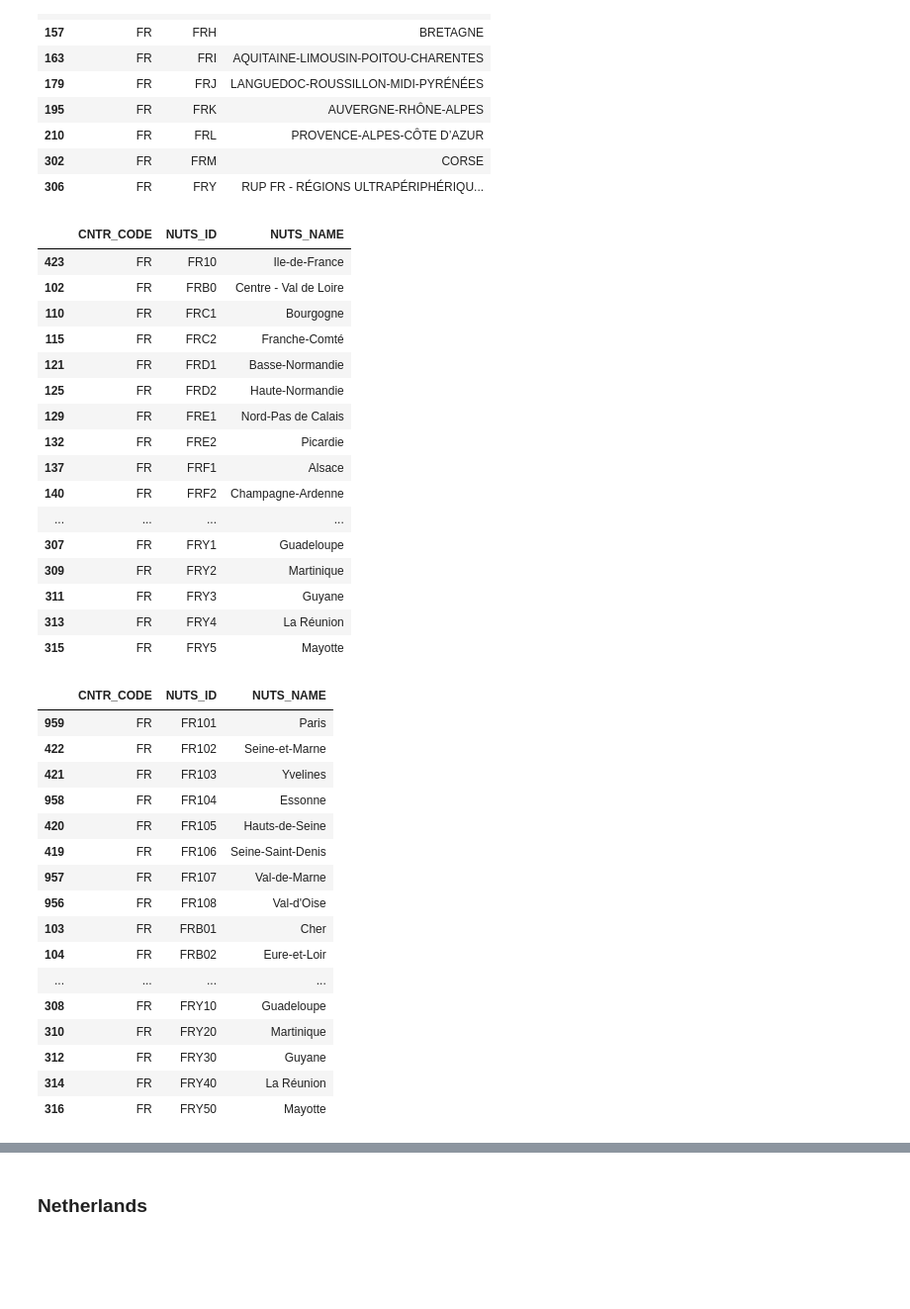
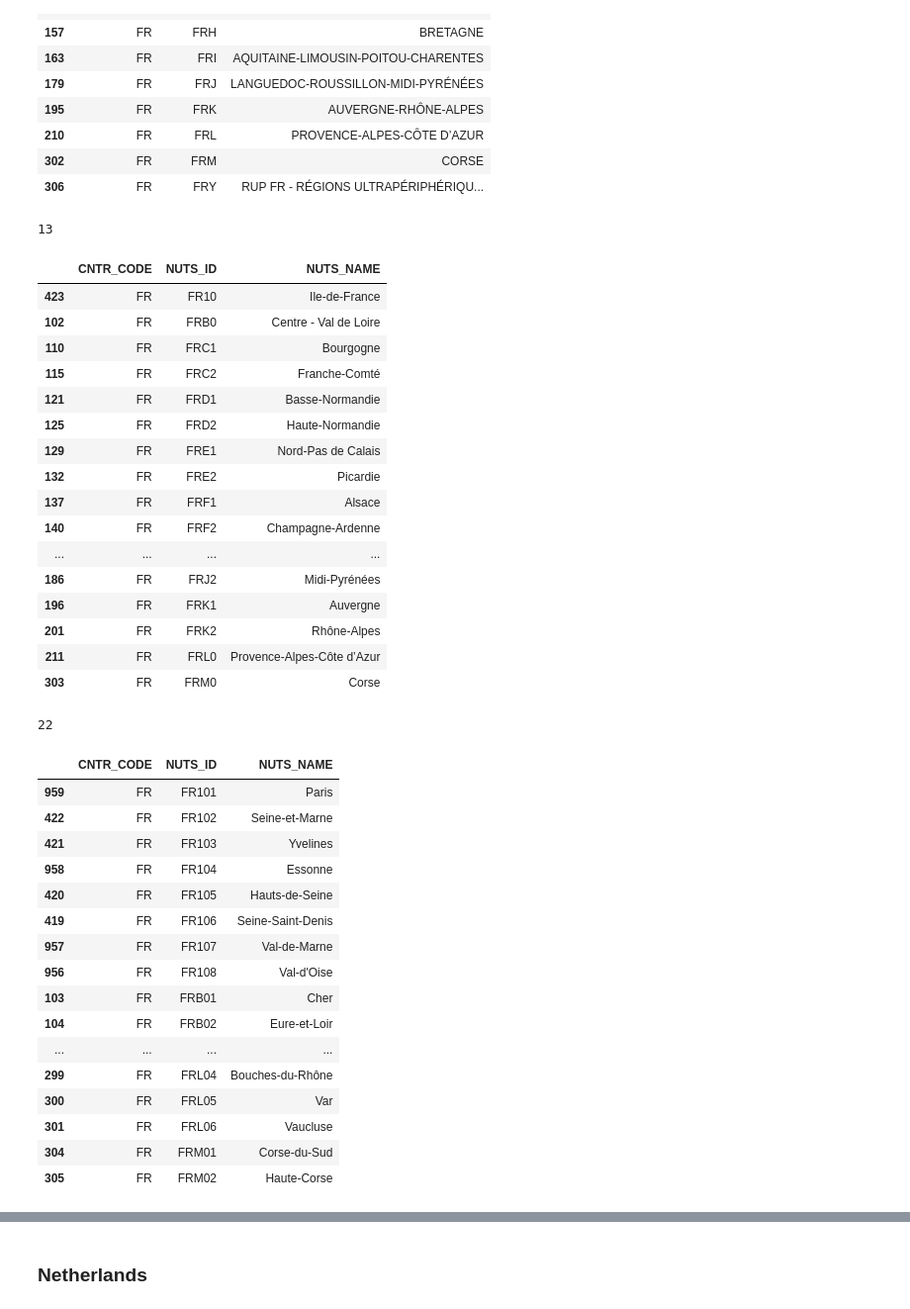
Before and after one commit to DrRoad/short-term-forecasting, a Jupyter notebook: jupyter-notebooks/NUTS.ipynb, the cells around one changed output, grey strips where cells are left out. Shown at 99% size. Saved outputs shown, nothing was run; the diff lists cells and outputs as text; code cells hidden in the pictures; blank space fills up the shorter version.

```diff
--- a/jupyter-notebooks/NUTS.ipynb
+++ b/jupyter-notebooks/NUTS.ipynb
@@ -209,6 +274,7 @@ dk_nuts3
 # %% [markdown]
  ### France
 # %%
-fr=nuts.loc[nuts['CNTR_CODE']=='FR']
+# filter for FR
+fr=nuts.loc[nuts['CNTR_CODE']=='FR'].copy()
 # %%
 # NUTS 1
@@ -230,31 +296,48 @@ fr_nuts1
 | 210 | FR | FRL | PROVENCE-ALPES-CÔTE D’AZUR |
 | 302 | FR | FRM | CORSE |
 | 306 | FR | FRY | RUP FR - RÉGIONS ULTRAPÉRIPHÉRIQU... |
+# %%
+# drop entries corresponding to "RUP FR - RÉGIONS ULTRAPÉRIPHÉRIQUES FRANÇAISES" (FRY) - French Overseas Territories
+fr=fr[~fr.NUTS_ID.str.contains("FRY")]
+nuts=nuts[~nuts.NUTS_ID.str.contains("FRY")]
+nuts2=nuts2[~nuts2.NUTS_ID.str.contains("FRY")]
+nuts3=nuts3[~nuts3.NUTS_ID.str.contains("FRY")]
+fr_nuts1=fr_nuts1[~fr_nuts1.NUTS_ID.str.contains("FRY")]
+# %%
+# number of NUTS 1 territories
+len(fr_nuts1)
+# %% [output]
+13
 # %%
 # NUTS 2
-fr_nuts2=fr.loc[nuts['NUTS_ID'].str.len()==4]
+fr_nuts2=fr.loc[nuts['NUTS_ID'].str.len()==4].copy()
 fr_nuts2
 # %% [output]
 |  | CNTR_CODE | NUTS_ID | NUTS_NAME |
 | 423 | FR | FR10 | Ile-de-France |
 | 102 | FR | FRB0 | Centre - Val de Loire |
 | 110 | FR | FRC1 | Bourgogne |
 | 115 | FR | FRC2 | Franche-Comté |
 | 121 | FR | FRD1 | Basse-Normandie |
 | 125 | FR | FRD2 | Haute-Normandie |
 | 129 | FR | FRE1 | Nord-Pas de Calais |
 | 132 | FR | FRE2 | Picardie |
 | 137 | FR | FRF1 | Alsace |
 | 140 | FR | FRF2 | Champagne-Ardenne |
 | ... | ... | ... | ... |
-| 307 | FR | FRY1 | Guadeloupe |
-| 309 | FR | FRY2 | Martinique |
-| 311 | FR | FRY3 | Guyane |
-| 313 | FR | FRY4 | La Réunion |
-| 315 | FR | FRY5 | Mayotte |
+| 186 | FR | FRJ2 | Midi-Pyrénées |
+| 196 | FR | FRK1 | Auvergne |
+| 201 | FR | FRK2 | Rhône-Alpes |
+| 211 | FR | FRL0 | Provence-Alpes-Côte d’Azur |
+| 303 | FR | FRM0 | Corse |
+# %%
+# number of NUTS 2 territories
+len(fr_nuts2)
+# %% [output]
+22
 # %%
 # NUTS 3
-fr_nuts3=fr.loc[nuts['NUTS_ID'].str.len()==5]
+fr_nuts3=fr.loc[nuts['NUTS_ID'].str.len()==5].copy()
 fr_nuts3
 # %% [output]
 |  | CNTR_CODE | NUTS_ID | NUTS_NAME |
@@ -269,8 +352,8 @@ fr_nuts3
 | 103 | FR | FRB01 | Cher |
 | 104 | FR | FRB02 | Eure-et-Loir |
 | ... | ... | ... | ... |
-| 308 | FR | FRY10 | Guadeloupe |
-| 310 | FR | FRY20 | Martinique |
-| 312 | FR | FRY30 | Guyane |
-| 314 | FR | FRY40 | La Réunion |
-| 316 | FR | FRY50 | Mayotte |
+| 299 | FR | FRL04 | Bouches-du-Rhône |
+| 300 | FR | FRL05 | Var |
+| 301 | FR | FRL06 | Vaucluse |
+| 304 | FR | FRM01 | Corse-du-Sud |
+| 305 | FR | FRM02 | Haute-Corse |
```
Also changed, not shown: parts of 65 cells of this notebook, 7 other files.
